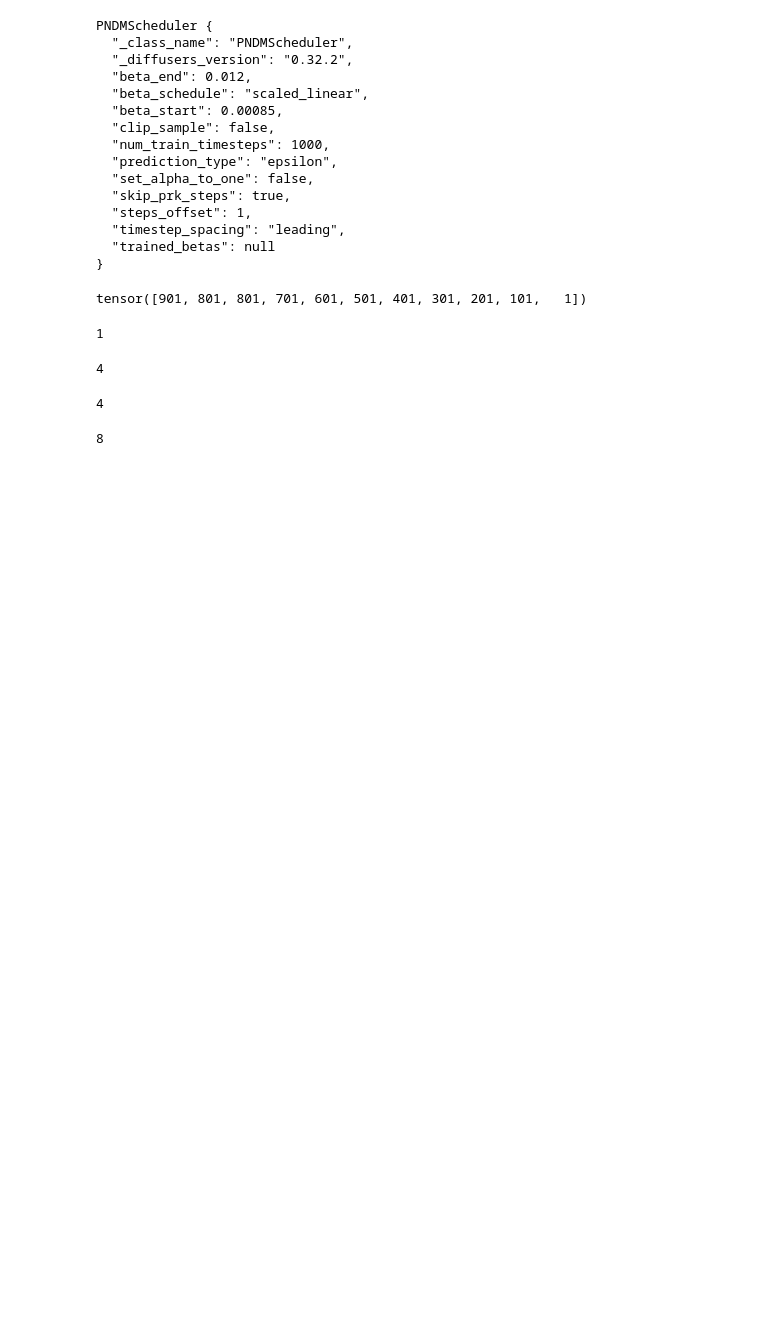
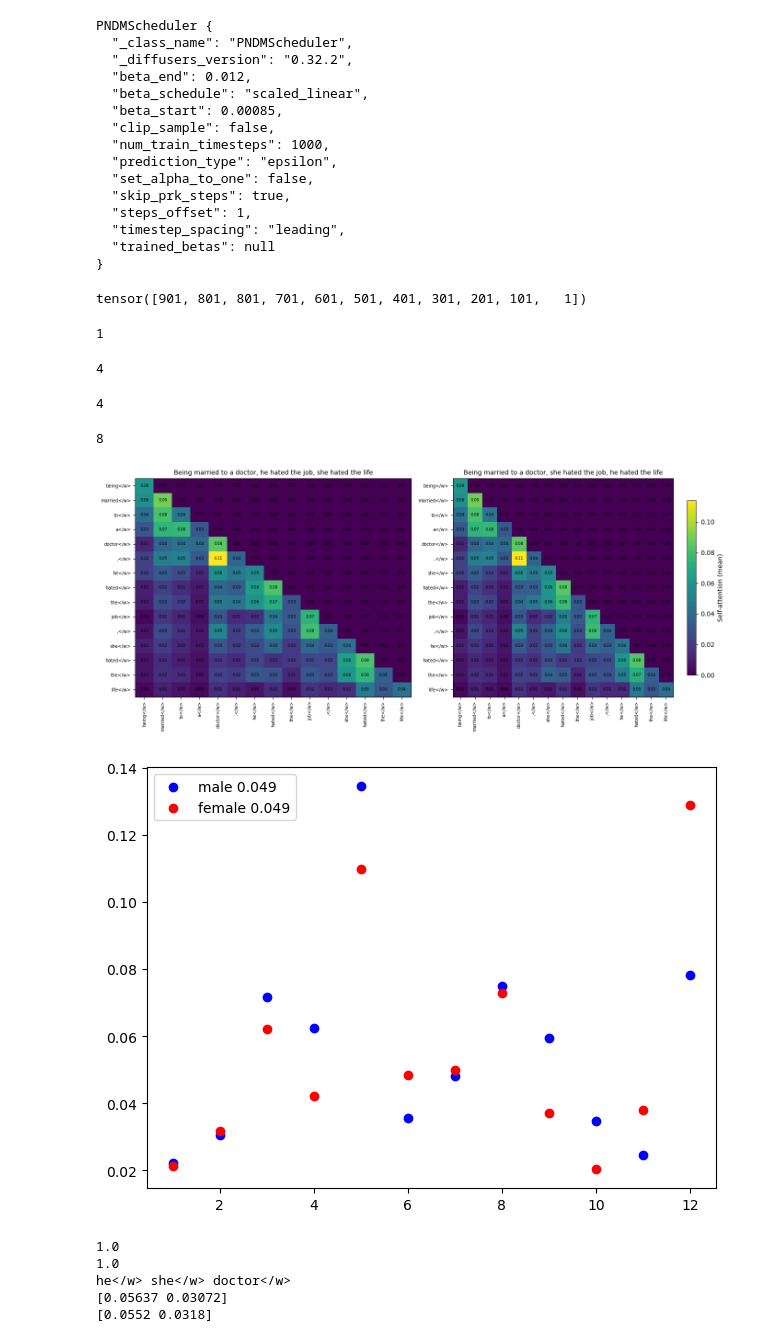
Before and after one commit to brandonc732/CS5864-diffusion-control, a Jupyter notebook: _test_nbs/brandon_v1/TSAM testing.ipynb, the cells around one changed output. Cells and saved outputs as stored; diff of their text form; code cells hidden in the pictures; blank space fills up the shorter version.

```diff
--- a/_test_nbs/brandon_v1/TSAM testing.ipynb
+++ b/_test_nbs/brandon_v1/TSAM testing.ipynb
@@ -275,6 +279,10 @@ A_np shape: (64, 64)
 ... (3 outputs left out)
 # %%
 plt.imshow(image[0])
+# %%
+prompt = "A photo of the face of a nurse"
+
+attribution = "A photo of the face of a male"
 # %%
 hasattr(pipe.text_encoder.config, "use_attention_mask") and pipe.text_encoder.config.use_attention_mask
 # %% [output]
@@ -348,0 +507,25 @@ pipe.vae_scale_factor
+# %%
+p1 = "Being married to a doctor, he hated the job, she hated the life"
+p2 = "Being married to a doctor, she hated the job, he hated the life"
+
+occ_idx = 4
+
+s1_m_idx = 6
+s1_w_idx = 11
+
+get_rows = [[s1_m_idx + 1, occ_idx + 1]]
+
+s1, s2, t1, t2 = plot_self_attention_pair(pipe, p1, p2, agg='mean', normalize=False, get_rows=get_rows, scoring_method="sum_sq", layer_cutoff=12)
+
+print(t1[s1_m_idx], t1[s1_w_idx], t1[occ_idx])
+
+print(s1[[s1_m_idx, s1_w_idx], occ_idx])
+print(s2[[s1_m_idx, s1_w_idx], occ_idx])
+# %% [output]
+[figure, added]
+[figure, added]
+1.0
+1.0
+he</w> she</w> doctor</w>
+[0.05637 0.03072]
+[0.0552 0.0318]
```
Also changed, not shown: parts of 27 cells of this notebook, 5 other files.
